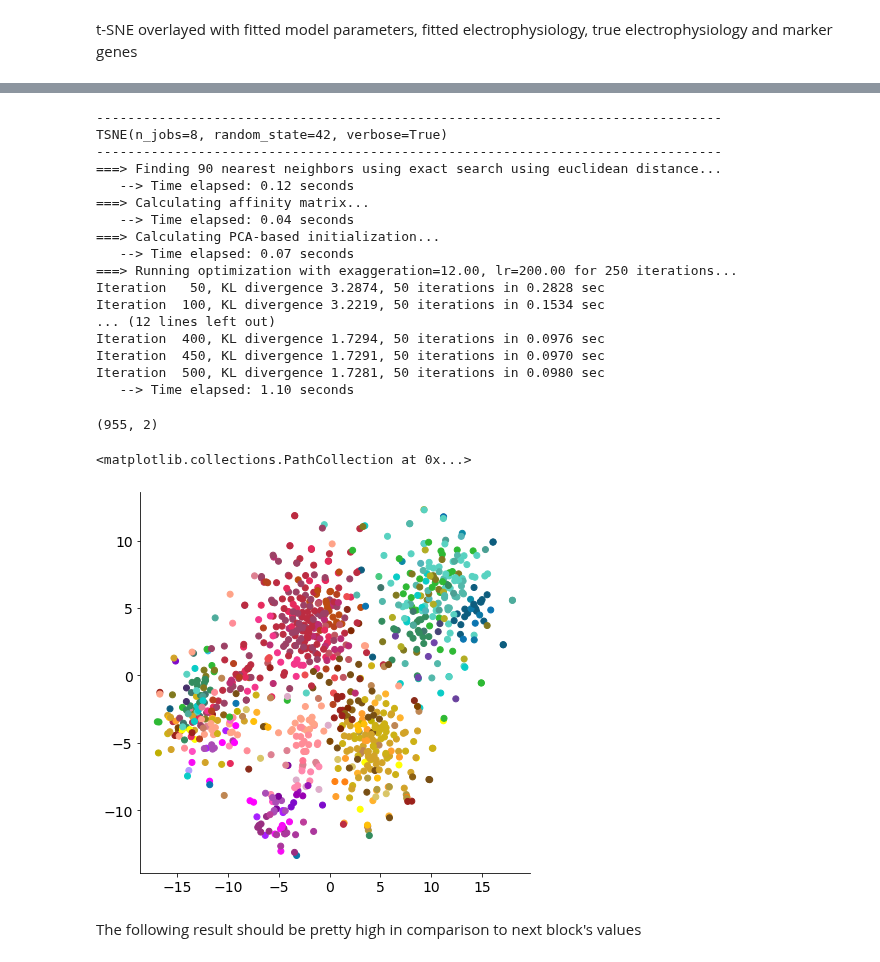
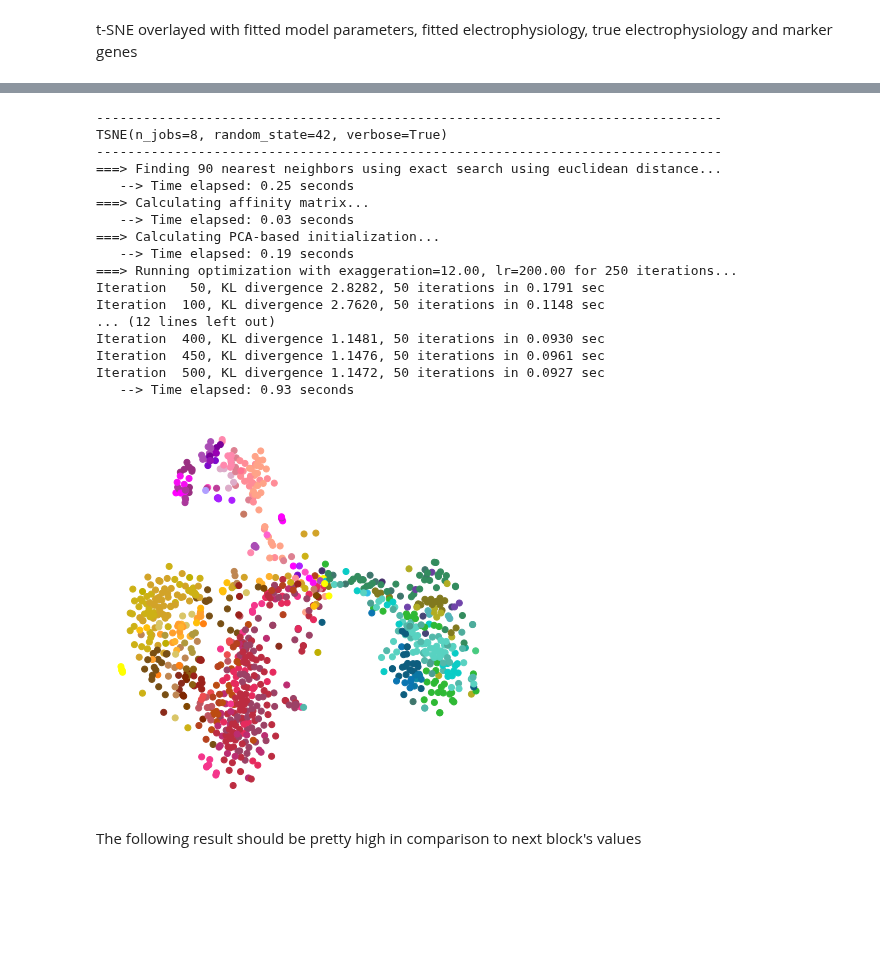
Before and after one commit to berenslab/hh_sbi, a Jupyter notebook: code/build_figures.ipynb, the cells around one changed output, grey strips where cells are left out. Saved outputs shown, nothing was run; the diff lists cells and outputs as text; code cells hidden in the pictures; blank space fills up the shorter version.

```diff
--- a/code/build_figures.ipynb
+++ b/code/build_figures.ipynb
@@ -1034,13 +1034,3 @@ original_gene_names = np.array(data_exons.index)
 # data_exons = data_exons.loc[selectedGenes & enough_counts, :]
 exonCounts = data_exons.values.transpose()
 gene_names = original_gene_names#[selectedGenes & enough_counts]
-# %%
-data_exons = pd.read_csv('../data/m1_patchseq_exon_counts.csv.gz', na_filter=False, index_col=0)
-data_exons = data_exons.T.reindex(Xo.index).T
-original_gene_names = np.array(data_exons.index)
-IonChannelGenes = pd.read_csv('../data/GO_term_summary_20211104_075621.txt', header = 0, sep = '\t')
-selectedGenes = np.array([(gene in IonChannelGenes['MGI Gene/Marker ID'].values) | (gene in ['Pvalb', 'Lamp5', 'Vip', 'Sst', ])  for gene in data_exons.index])
-enough_counts = np.sum(data_exons, axis = 1) >= 10
-data_exons = data_exons.loc[selectedGenes & enough_counts, :]
-exonCounts = data_exons.values.transpose()
-gene_names = original_gene_names[selectedGenes & enough_counts]
@@ -1046,0 +1041,6 @@ gene_names = original_gene_names[selectedGenes & enough_counts]
+# %%
+amount_of_genes = 1000
+markerGenes = ['Snap25', 'Gad1', 'Slc17a7', 'Pvalb', 'Sst', 'Vip']
+selectedGenes = geneSelection(exonCounts, n=amount_of_genes, threshold=30, markers=markerGenes, genes=gene_names)
+exonCounts=exonCounts[:,selectedGenes]
+gene_names=gene_names[selectedGenes]
@@ -1078,29 +1089,27 @@ Z = tsne.fit(G)
 TSNE(n_jobs=8, random_state=42, verbose=True)
 --------------------------------------------------------------------------------
 ===> Finding 90 nearest neighbors using exact search using euclidean distance...
-   --> Time elapsed: 0.12 seconds
+   --> Time elapsed: 0.25 seconds
 ===> Calculating affinity matrix...
-   --> Time elapsed: 0.04 seconds
+   --> Time elapsed: 0.03 seconds
 ===> Calculating PCA-based initialization...
-   --> Time elapsed: 0.07 seconds
+   --> Time elapsed: 0.19 seconds
 ===> Running optimization with exaggeration=12.00, lr=200.00 for 250 iterations...
-Iteration   50, KL divergence 3.2874, 50 iterations in 0.2828 sec
-Iteration  100, KL divergence 3.2219, 50 iterations in 0.1534 sec
+Iteration   50, KL divergence 2.8282, 50 iterations in 0.1791 sec
+Iteration  100, KL divergence 2.7620, 50 iterations in 0.1148 sec
 ... (12 lines left out)
-Iteration  400, KL divergence 1.7294, 50 iterations in 0.0976 sec
-Iteration  450, KL divergence 1.7291, 50 iterations in 0.0970 sec
-Iteration  500, KL divergence 1.7281, 50 iterations in 0.0980 sec
-   --> Time elapsed: 1.10 seconds
+Iteration  400, KL divergence 1.1481, 50 iterations in 0.0930 sec
+Iteration  450, KL divergence 1.1476, 50 iterations in 0.0961 sec
+Iteration  500, KL divergence 1.1472, 50 iterations in 0.0927 sec
+   --> Time elapsed: 0.93 seconds
-# %%
-Z.shape
-# %% [output]
-(955, 2)
 # %%
 plt.figure(figsize=(7,7))
 plt.scatter(Z[:,0],Z[:,1],c=colors)
+plt.xticks([])
+plt.yticks([])
+sns.despine(left=True, bottom=True)
 # %% [output]
-<matplotlib.collections.PathCollection at 0x...>
-[figure, old version]
+[figure, new version]
 # %%
 #Z_genes = tsne.fit(G.numpy())
 #Z_theta = tsne.fit(THETA.numpy())
```
Also changed, not shown: parts of 75 cells of this notebook, 19 other files.
